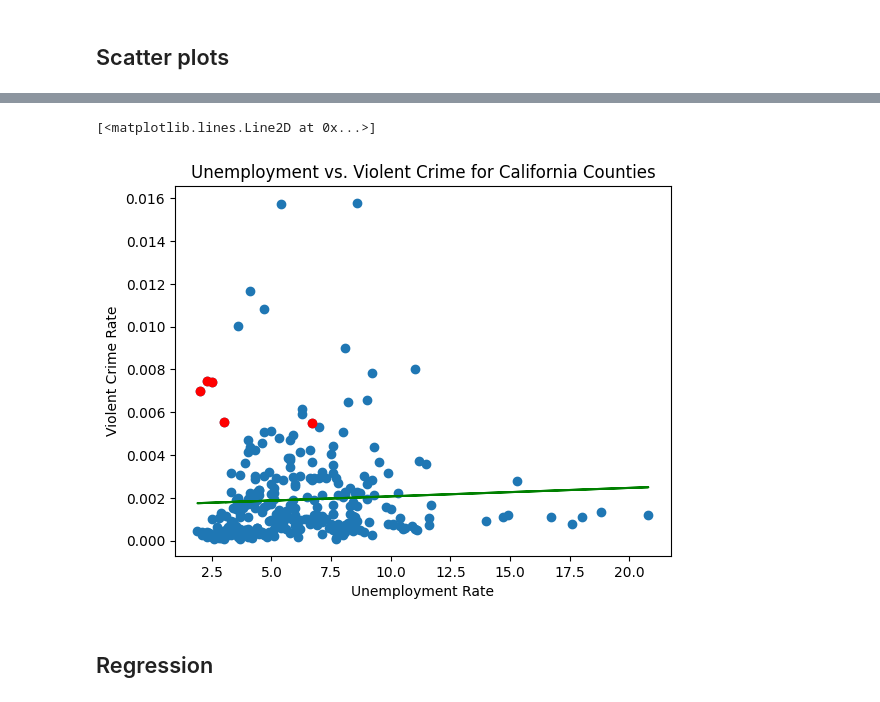
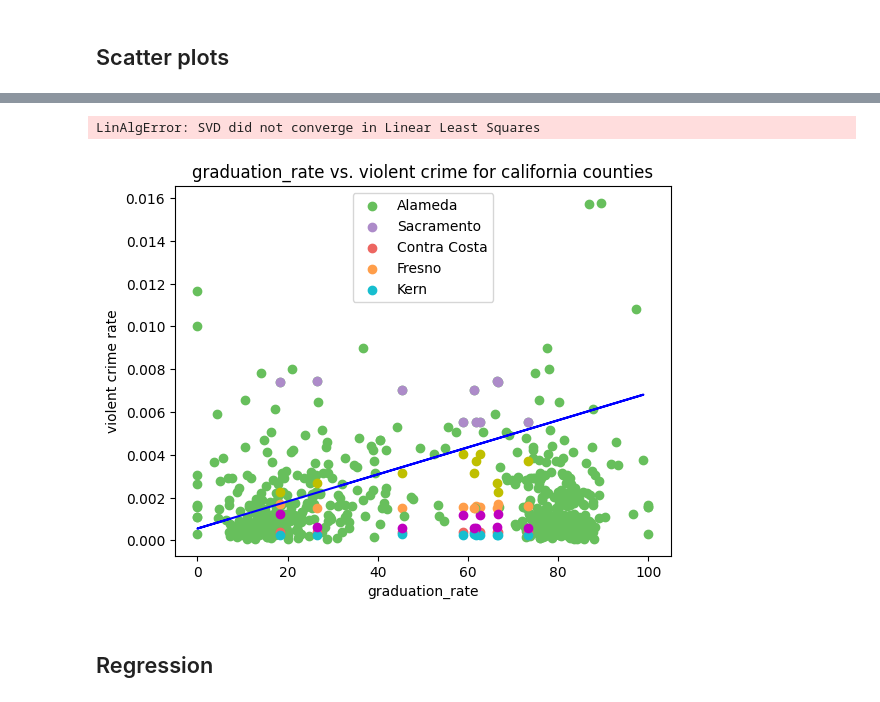
Before and after one commit to stanford-decarceration-collective/stanford-decarceration-collective, a Jupyter notebook: notebooks/crime_correlation/linear_regression_prep.ipynb, the cells around one changed output, grey strips where cells are left out. Cells and saved outputs as stored; diff of their text form; code cells hidden in the pictures.

Commit message:
trying to graph county comparisons for significant rates

```diff
--- a/notebooks/crime_correlation/linear_regression_prep.ipynb
+++ b/notebooks/crime_correlation/linear_regression_prep.ipynb
@@ -125,8 +125,8 @@ clean_data = combine_dfs([population_all, per_capita_property_all, unemployment_
 # %% [markdown]
 ## Scatter plots
 # %%
-def plot_rates(x, y, title, xlabel, ylabel):
-    plt.scatter(x, y)
+def plot_rates(x, y, title, xlabel, ylabel, color):
+    plt.scatter(x, y, color=f'{color}')
     plt.title(title)
     plt.xlabel(xlabel)
     plt.ylabel(ylabel)
@@ -153,16 +153,31 @@ clean_data
 # %%
-plot_rates(clean_data.unemployment, clean_data.violent_crime_rate,
-           "Unemployment vs. Violent Crime for California Counties",
-          "Unemployment Rate", "Violent Crime Rate")
+# was trying to graph the significant rates for counties that have similar populations
+# as sf and la to do the county comparison that daisy wanted
 
-sf_data = clean_data[clean_data.county == 'San Francisco']
-plt.scatter(sf_data.unemployment, sf_data.violent_crime_rate, color='r')
+significant_violent_crime = ['od_deaths', 'graduation_rate', 'median_household_income', 'percent_urban']
+sf_pop_bucket = ["Alameda", "Sacramento", "Contra Costa", "Fresno", "Kern"]
+colors = ['#ED6661', '#FF9E4A', '#17BECF', 'm', 'y']
 
-a, b = np.polyfit(clean_data.unemployment, clean_data.violent_crime_rate, 1)
-plt.plot(clean_data.unemployment, a * clean_data.unemployment + b, color="g")
+for stat in significant_violent_crime:
+    plot_rates(clean_data[f'{stat}'], clean_data.violent_crime_rate,
+               f'{stat}' + " vs. violent crime for california counties",
+              f'{stat}', "violent crime rate", '#67BF5C')
+    sf_data = clean_data[clean_data.county == 'San Francisco']
+    plt.scatter(sf_data[stat], sf_data.violent_crime_rate, color='#AD8BC9')
+    i = 0
+    for county in sf_pop_bucket:
+        color = colors[i]
+        cty_data = clean_data[clean_data.county == f'{county}']
+        plt.scatter(sf_data[stat], cty_data.violent_crime_rate, color=color)
+        i+=1
+    a, b = np.polyfit(clean_data[stat], clean_data.violent_crime_rate, 1)
+    plt.plot(clean_data[stat], a * clean_data[stat] + b, color='b')
+    plt.legend(sf_pop_bucket)
+
+significant_property_crime = ['population', 'graduation_rate', 'median_household_income', 'percent_urban']
 # %% [output]
-[<matplotlib.lines.Line2D at 0x...>]
+LinAlgError: SVD did not converge in Linear Least Squares
-[figure, old version]
+[figure, new version]
 # %% [markdown]
 ## Regression
 # %%
```
Also changed, not shown: parts of 2 cells of this notebook, 1 other file.
